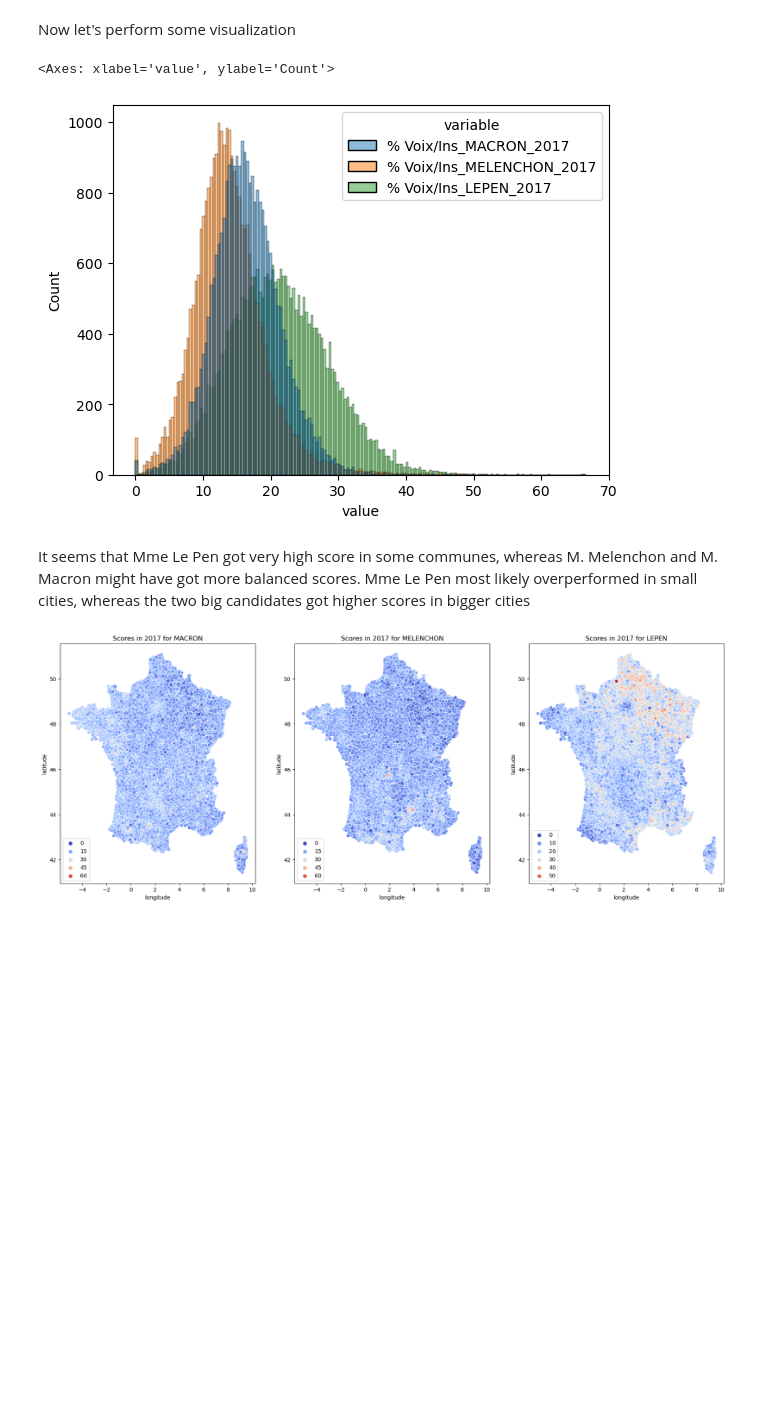
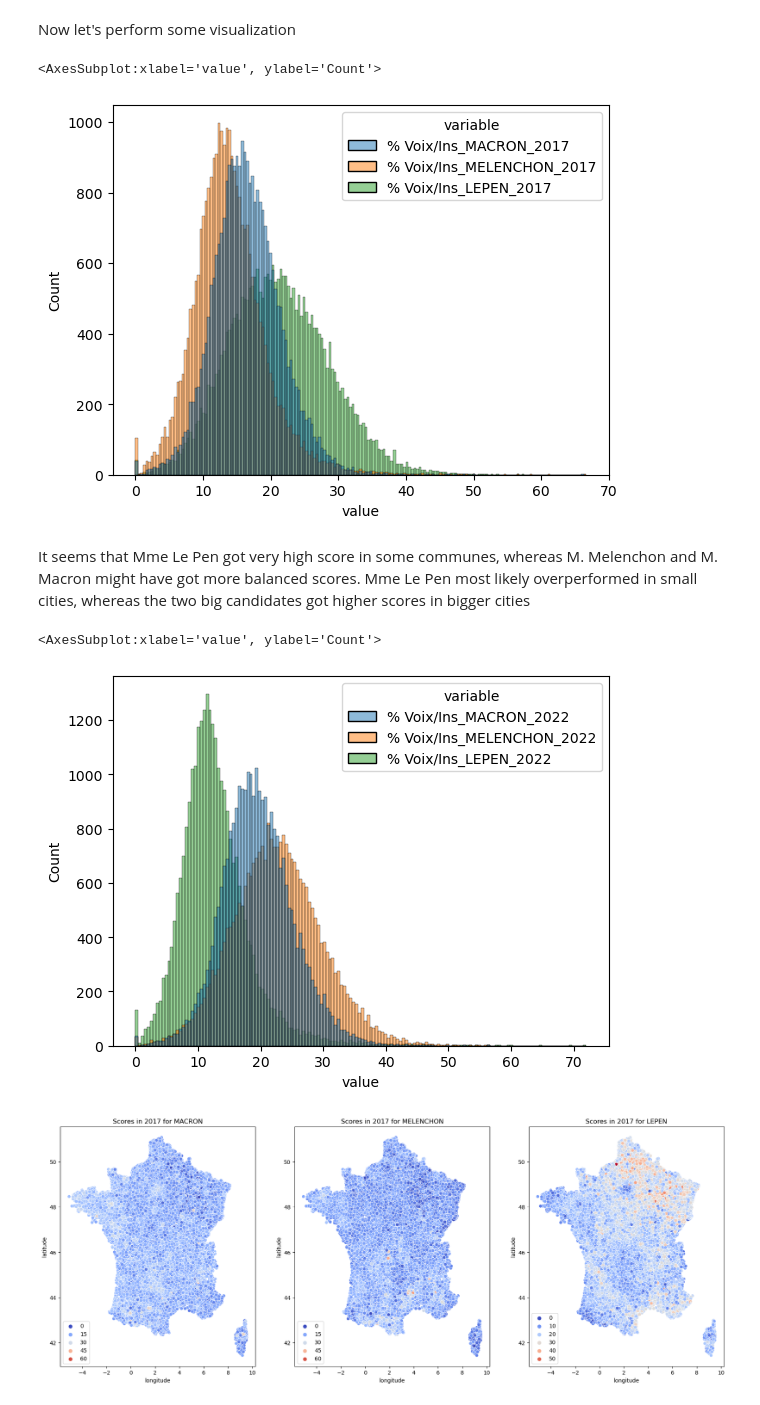
Before and after one commit to alexisbouley/Datacamp-Presidential-Project, a Jupyter notebook: french_elections_starting_kit.ipynb, the cells around one changed output. Drawn from its saved outputs; the diff is of its cells as text; code cells hidden in the pictures; blank space fills up the shorter version.

```diff
--- a/french_elections_starting_kit.ipynb
+++ b/french_elections_starting_kit.ipynb
@@ -82,0 +81,6 @@ X_train, y_train = get_raw_train_data()
+# %%
+X_train, y_train = get_train_data()
+X_test, y_test = get_test_data()
+
+y_train = pd.DataFrame(y_train, columns=_target_column_name)
+y_test = pd.DataFrame(y_test, columns=_target_column_name)
@@ -210,10 +223,19 @@ variables = ["% Voix/Ins_MACRON_2017", "% Voix/Ins_MELENCHON_2017","% Voix/Ins_L
 df_plot = X_train[["CODGEO","% Voix/Ins_MACRON_2017", "% Voix/Ins_MELENCHON_2017","% Voix/Ins_LEPEN_2017"]].melt(id_vars='CODGEO')
 sns.histplot(data=df_plot, x="value",hue="variable")
 # %% [output]
-<Axes: xlabel='value', ylabel='Count'>
+<AxesSubplot:xlabel='value', ylabel='Count'>
 [figure]
 # %% [markdown]
 It seems that Mme Le Pen got very high score in some communes, whereas M. Melenchon and M. Macron might have got more balanced scores. Mme Le Pen most likely overperformed in small cities, whereas the two big candidates got higher scores in bigger cities
+# %%
+df_plot = y_train.copy()
+df_plot['CODGEO'] = X_train['CODGEO']
+variables = ["% Voix/Ins_MACRON_2022", "% Voix/Ins_MELENCHON_2022","% Voix/Ins_LEPEN_2022"]
+df_plot = df_plot[["CODGEO","% Voix/Ins_MACRON_2022", "% Voix/Ins_MELENCHON_2022","% Voix/Ins_LEPEN_2022"]].melt(id_vars='CODGEO')
+sns.histplot(data=df_plot, x="value",hue="variable")
+# %% [output]
+<AxesSubplot:xlabel='value', ylabel='Count'>
+[figure, added]
 # %%
 fig, axes = plt.subplots(1,3, figsize=(22, 8))
 main_candidates = ['MACRON', "MELENCHON","LEPEN"]
```
Also changed, not shown: parts of 3 cells of this notebook, 2 other files.
